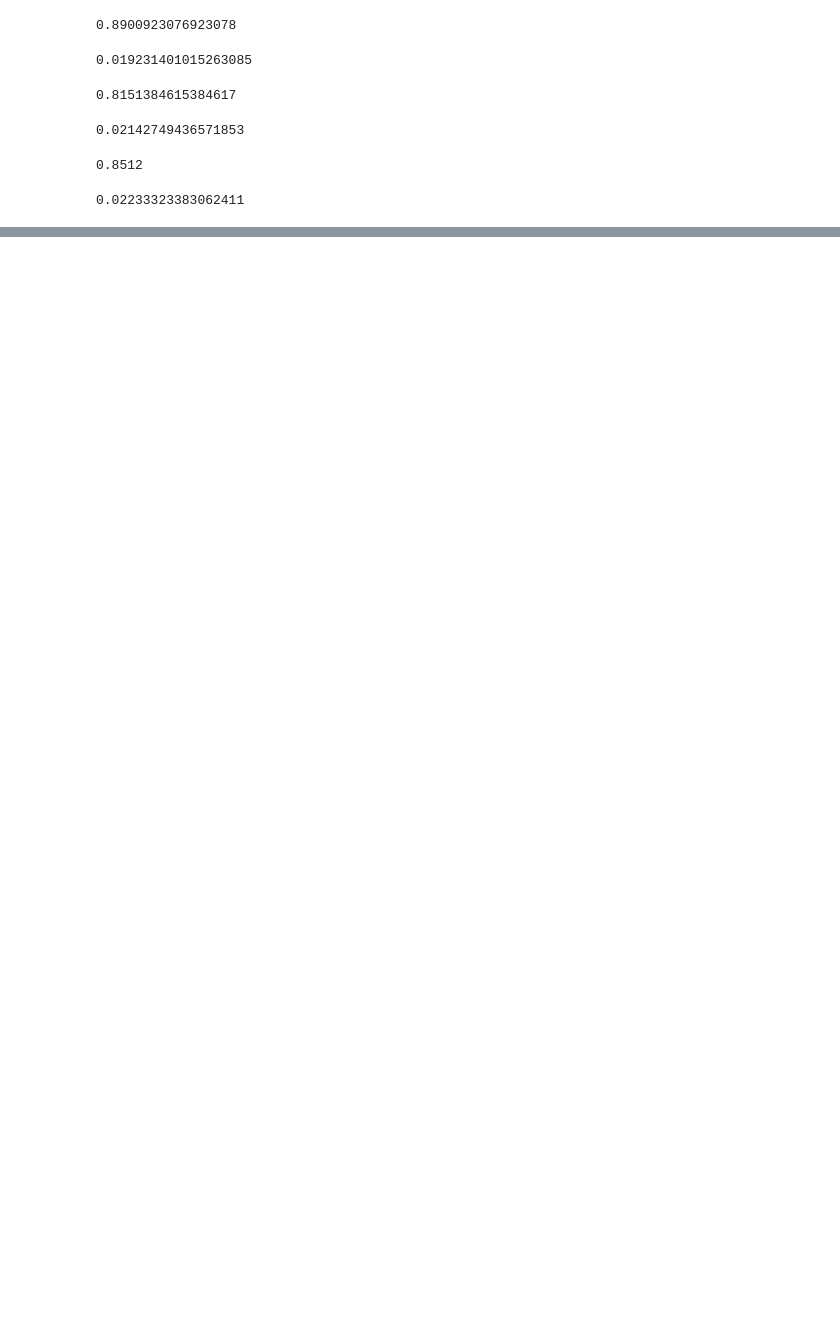
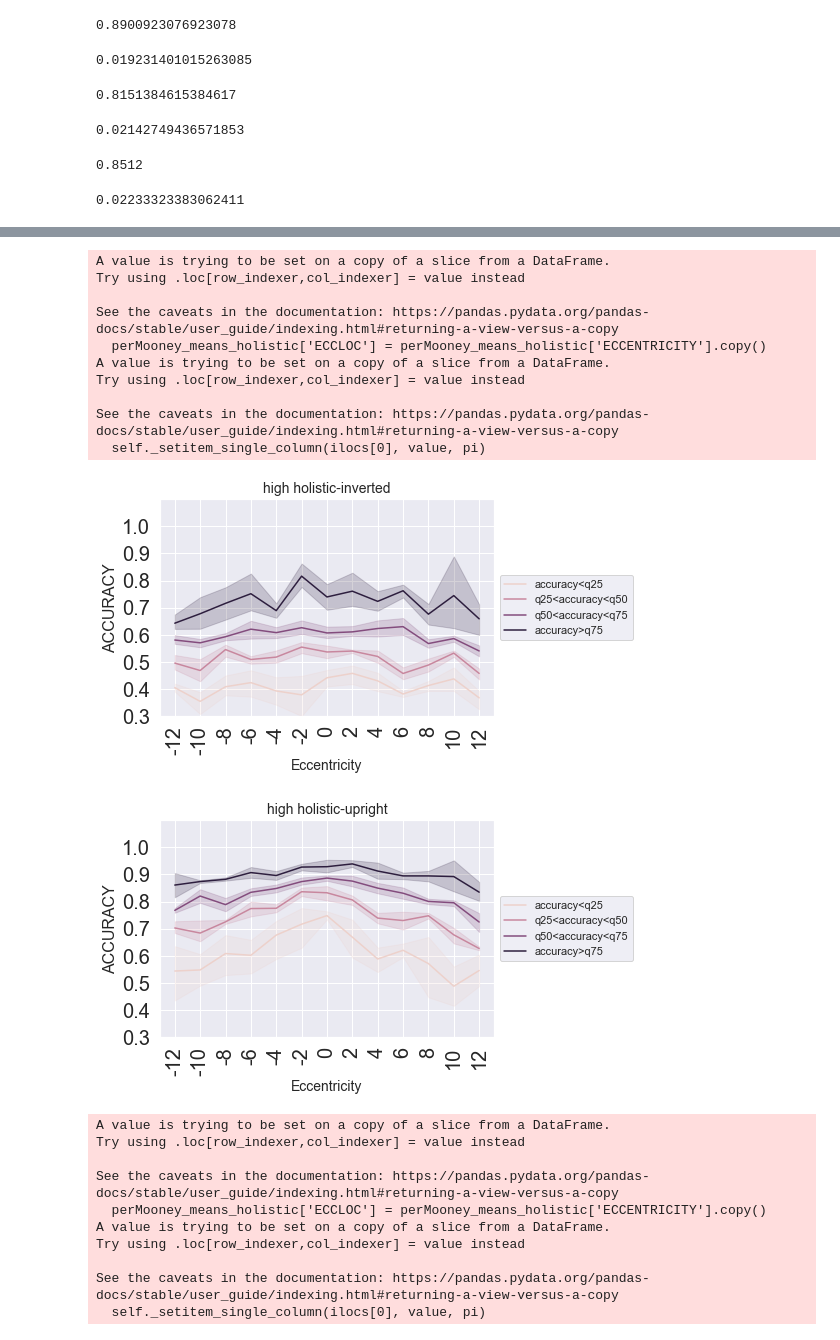
Before and after one commit to teresa-canasbajo/perifovmooney, a Jupyter notebook: analysis/comparing_slopes.ipynb, the cells around one changed output, grey strips where cells are left out. Drawn from its saved outputs; the diff is of its cells as text; code cells hidden in the pictures; blank space fills up the shorter version.

Commit message:
per quartile analysis

```diff
--- a/analysis/comparing_slopes.ipynb
+++ b/analysis/comparing_slopes.ipynb
@@ -1200,0 +1214,73 @@ stats.sem(descriptives_2[(descriptives_2['MOONEYCATEGORY'] == 'high holistic') &
+# %%
+for holistic in perMooney_means.MOONEYCATEGORY.unique():
+
+    perMooney_means_holistic = perMooney_means[perMooney_means['MOONEYCATEGORY'] == holistic]
+
+    perMooney_means_holistic['ECCLOC'] = perMooney_means_holistic['ECCENTRICITY'].copy()
+    perMooney_means_holistic.loc[perMooney_means_holistic['LOC'] == 'left', 'ECCLOC'] = -perMooney_means_holistic.loc[perMooney_means_holistic['LOC'] == 'left', 'ECCENTRICITY']
+
+    for orientation in perMooney_means_holistic.COND.unique():
+        perMooney_means_holistic_orientation = perMooney_means_holistic[perMooney_means_holistic['COND'] == orientation]
+
+        labels=[]
+        for i in range(-12, 14, 2):
+            labels.append(str(i))
+
+        def percentile(n):
+            def percentile_(x):
+                return np.percentile(x, n)
+            percentile_.__name__ = 'percentile_%s' % n
+            return percentile_
+
+
+        quartiles_holistic = (perMooney_means_holistic_orientation.groupby(["ECCLOC"]).agg(q25= ('ACCURACY',percentile(25)), q50= ('ACCURACY',percentile(50)), q75= ('ACCURACY',percentile(75))))
+#         quartiles_holistic
+
+        perMooney_means_holistic_quartiles = pd.merge(perMooney_means_holistic_orientation, quartiles_holistic, how='left', on='ECCLOC')
+        perMooney_means_holistic_quartiles.loc[perMooney_means_holistic_quartiles['ACCURACY'] <= perMooney_means_holistic_quartiles['q25'],'QUARTILE'] = 1
+        perMooney_means_holistic_quartiles.loc[(perMooney_means_holistic_quartiles['ACCURACY'] > perMooney_means_holistic_quartiles['q25']) & (perMooney_means_holistic_quartiles['ACCURACY'] <= perMooney_means_holistic_quartiles['q50']),'QUARTILE'] = 2
+        perMooney_means_holistic_quartiles.loc[(perMooney_means_holistic_quartiles['ACCURACY'] > perMooney_means_holistic_quartiles['q50']) & (perMooney_means_holistic_quartiles['ACCURACY'] <= perMooney_means_holistic_quartiles['q75']),'QUARTILE'] = 3
+        perMooney_means_holistic_quartiles.loc[perMooney_means_holistic_quartiles['ACCURACY'] > perMooney_means_holistic_quartiles['q75'],'QUARTILE'] = 4
+
+        ax = sns.lineplot(x = 'ECCLOC', y='ACCURACY', hue='QUARTILE', data=perMooney_means_holistic_quartiles)
+        handles, l = ax.get_legend_handles_labels()
+#         ax.legend(handles[::-1], labels=['accuracy<q25', 'q25<accuracy<q50', 'q50<accuracy<q75', 'accuracy>q75'],loc='center left', bbox_to_anchor=(1, 0.5))
+        ax.legend(labels=['accuracy<q25', 'q25<accuracy<q50', 'q50<accuracy<q75', 'accuracy>q75'],loc='center left', bbox_to_anchor=(1, 0.5))
+        plt.xticks( range(-12, 14, 2), labels=labels, rotation=90);
+        plt.ylim(0.4, 1.1)
+        plt.title(holistic + '-' + orientation, fontsize=14)
+        plt.yticks(np.arange(0.3, 1.1, 0.1))
+        plt.xlabel('Eccentricity', fontsize=14)
+        plt.show()
+
+        if (orientation == 'upright') & (holistic == 'high holistic'):
+            perMooney_means_highholistic_quartiles_upright = perMooney_means_holistic_quartiles
+        elif (orientation == 'inverted') & (holistic == 'high holistic'):
+            perMooney_means_highholistic_quartiles_inverted = perMooney_means_holistic_quartiles
+        elif (orientation == 'upright') & (holistic == 'low holistic'):
+            perMooney_means_lowholistic_quartiles_upright = perMooney_means_holistic_quartiles
+        elif (orientation == 'inverted') & (holistic == 'low holistic'):
+            perMooney_means_lowholistic_quartiles_inverted = perMooney_means_holistic_quartiles
+# %% [output]
+A value is trying to be set on a copy of a slice from a DataFrame.
+Try using .loc[row_indexer,col_indexer] = value instead
+
+See the caveats in the documentation: https://pandas.pydata.org/pandas-docs/stable/user_guide/indexing.html#returning-a-view-versus-a-copy
+  perMooney_means_holistic['ECCLOC'] = perMooney_means_holistic['ECCENTRICITY'].copy()
+A value is trying to be set on a copy of a slice from a DataFrame.
+Try using .loc[row_indexer,col_indexer] = value instead
+
+See the caveats in the documentation: https://pandas.pydata.org/pandas-docs/stable/user_guide/indexing.html#returning-a-view-versus-a-copy
+  self._setitem_single_column(ilocs[0], value, pi)
+[figure, added]
+[figure, added]
+A value is trying to be set on a copy of a slice from a DataFrame.
+Try using .loc[row_indexer,col_indexer] = value instead
+
+See the caveats in the documentation: https://pandas.pydata.org/pandas-docs/stable/user_guide/indexing.html#returning-a-view-versus-a-copy
+  perMooney_means_holistic['ECCLOC'] = perMooney_means_holistic['ECCENTRICITY'].copy()
+A value is trying to be set on a copy of a slice from a DataFrame.
+Try using .loc[row_indexer,col_indexer] = value instead
+
+See the caveats in the documentation: https://pandas.pydata.org/pandas-docs/stable/user_guide/indexing.html#returning-a-view-versus-a-copy
+  self._setitem_single_column(ilocs[0], value, pi)
```
Also changed, not shown: parts of 73 cells of this notebook.
